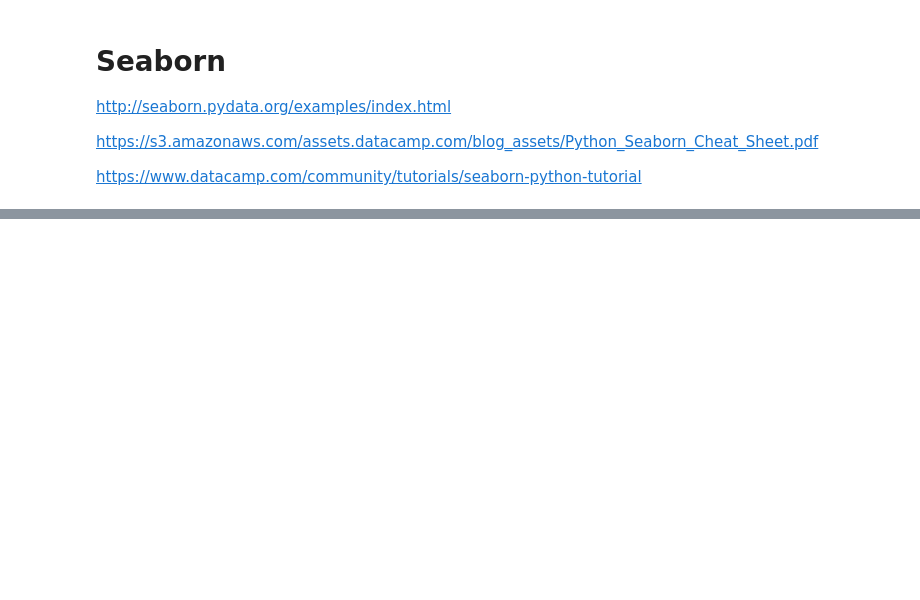
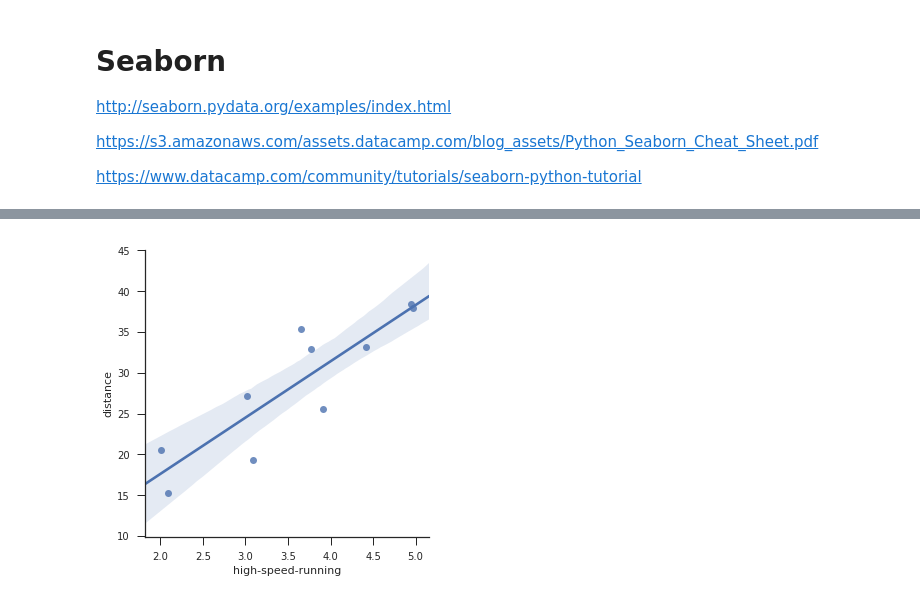
Before and after one commit to fsquillace/notebooks, a Jupyter notebook: seaborn-basics.ipynb, the cells around one changed output, grey strips where cells are left out. Drawn from its saved outputs; the diff is of its cells as text; code cells hidden in the pictures; blank space fills up the shorter version.

```diff
--- a/seaborn-basics.ipynb
+++ b/seaborn-basics.ipynb
@@ -36,0 +79,13 @@ plot
+# %%
+#(Re)set the seaborn default
+sns.set()
+
+sns.set_style("ticks", {"xtick.major.size":8,"ytick.major.size":8})
+
+# Return a dict of params or use with `with` to temporarily set the style
+sns.axes_style("darkgrid")
+
+graph = sns.lmplot(x='high-speed-running', y='distance', data=weekDf)
+plt.show(graph)
+# %% [output]
+[figure, added]
```
Also changed, not shown: parts of 48 cells of this notebook.
